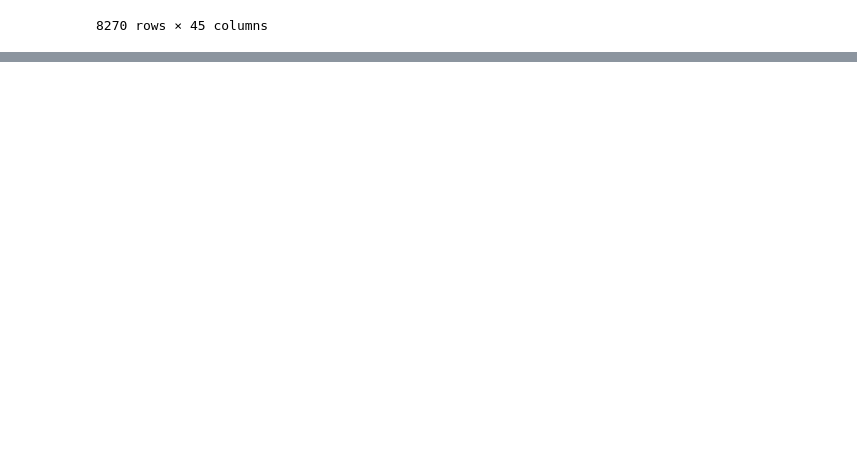
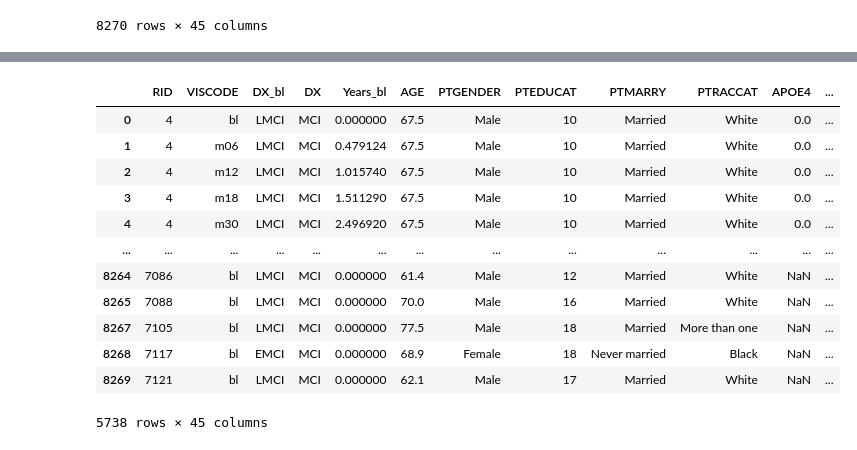
Before and after one commit to raoalihasan1/ML-MCI-AD-Conversion, a Jupyter notebook: data_preprocessing.ipynb, the cells around one changed output, grey strips where cells are left out. Cells and saved outputs as stored; diff of their text form; code cells hidden in the pictures; blank space fills up the shorter version.

```diff
--- a/data_preprocessing.ipynb
+++ b/data_preprocessing.ipynb
@@ -228,0 +240,19 @@ data_over_2_years
+# %%
+# Filtered df with those who begin with MCI and remain
+# in MCI for the duration of the study (non-converters)
+remain_mci = df[df["DX"].str.contains("MCI", regex=True, case=False, na=False)]
+remain_mci
+# %% [output]
+|  | RID | VISCODE | DX_bl | DX | Years_bl | AGE | PTGENDER | PTEDUCAT | PTMARRY | PTRACCAT | APOE4 | ... |
+| 0 | 4 | bl | LMCI | MCI | 0.000000 | 67.5 | Male | 10 | Married | White | 0.0 | ... |
+| 1 | 4 | m06 | LMCI | MCI | 0.479124 | 67.5 | Male | 10 | Married | White | 0.0 | ... |
+| 2 | 4 | m12 | LMCI | MCI | 1.015740 | 67.5 | Male | 10 | Married | White | 0.0 | ... |
+| 3 | 4 | m18 | LMCI | MCI | 1.511290 | 67.5 | Male | 10 | Married | White | 0.0 | ... |
+| 4 | 4 | m30 | LMCI | MCI | 2.496920 | 67.5 | Male | 10 | Married | White | 0.0 | ... |
+| ... | ... | ... | ... | ... | ... | ... | ... | ... | ... | ... | ... | ... |
+| 8264 | 7086 | bl | LMCI | MCI | 0.000000 | 61.4 | Male | 12 | Married | White | NaN | ... |
+| 8265 | 7088 | bl | LMCI | MCI | 0.000000 | 70.0 | Male | 16 | Married | White | NaN | ... |
+| 8267 | 7105 | bl | LMCI | MCI | 0.000000 | 77.5 | Male | 18 | Married | More than one | NaN | ... |
+| 8268 | 7117 | bl | EMCI | MCI | 0.000000 | 68.9 | Female | 18 | Never married | Black | NaN | ... |
+| 8269 | 7121 | bl | LMCI | MCI | 0.000000 | 62.1 | Male | 17 | Married | White | NaN | ... |
+5738 rows × 45 columns
```
Also changed, not shown: parts of 12 cells of this notebook.
